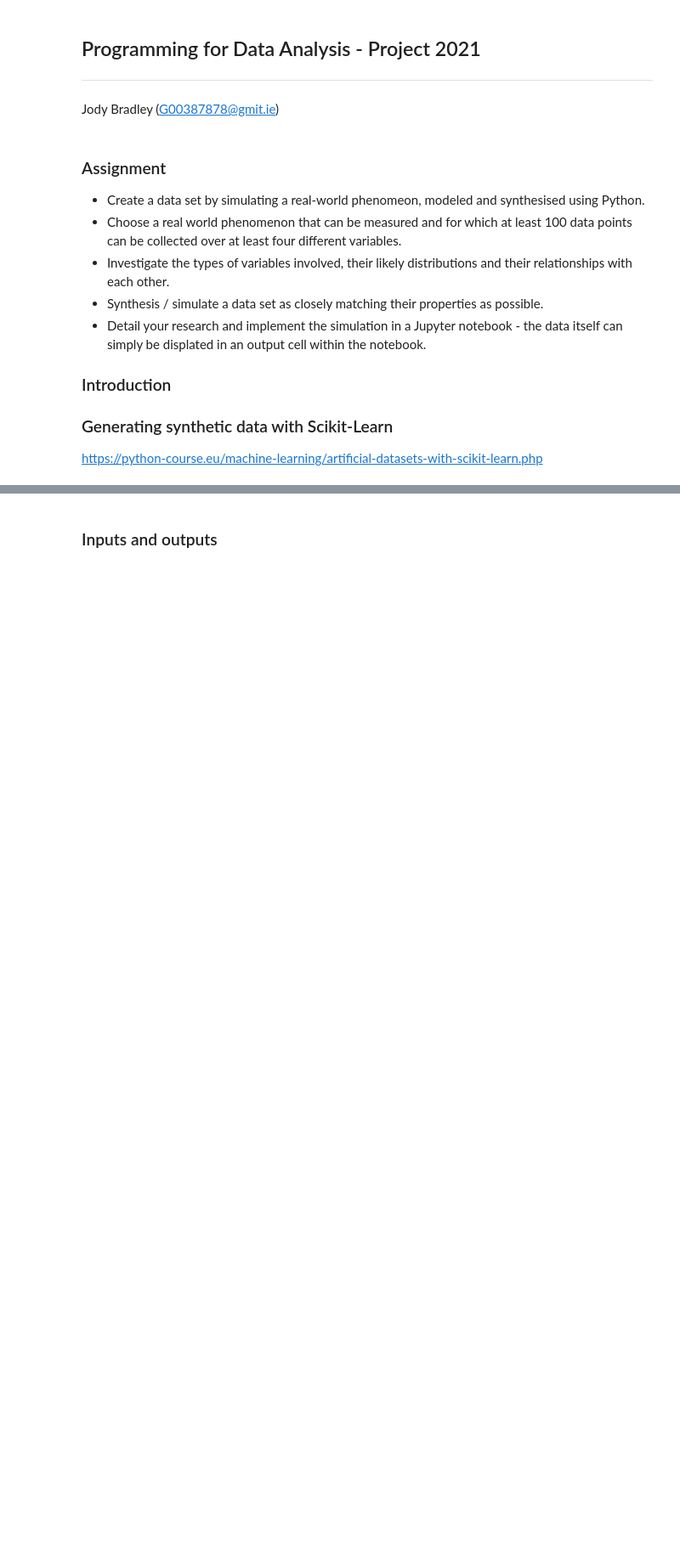
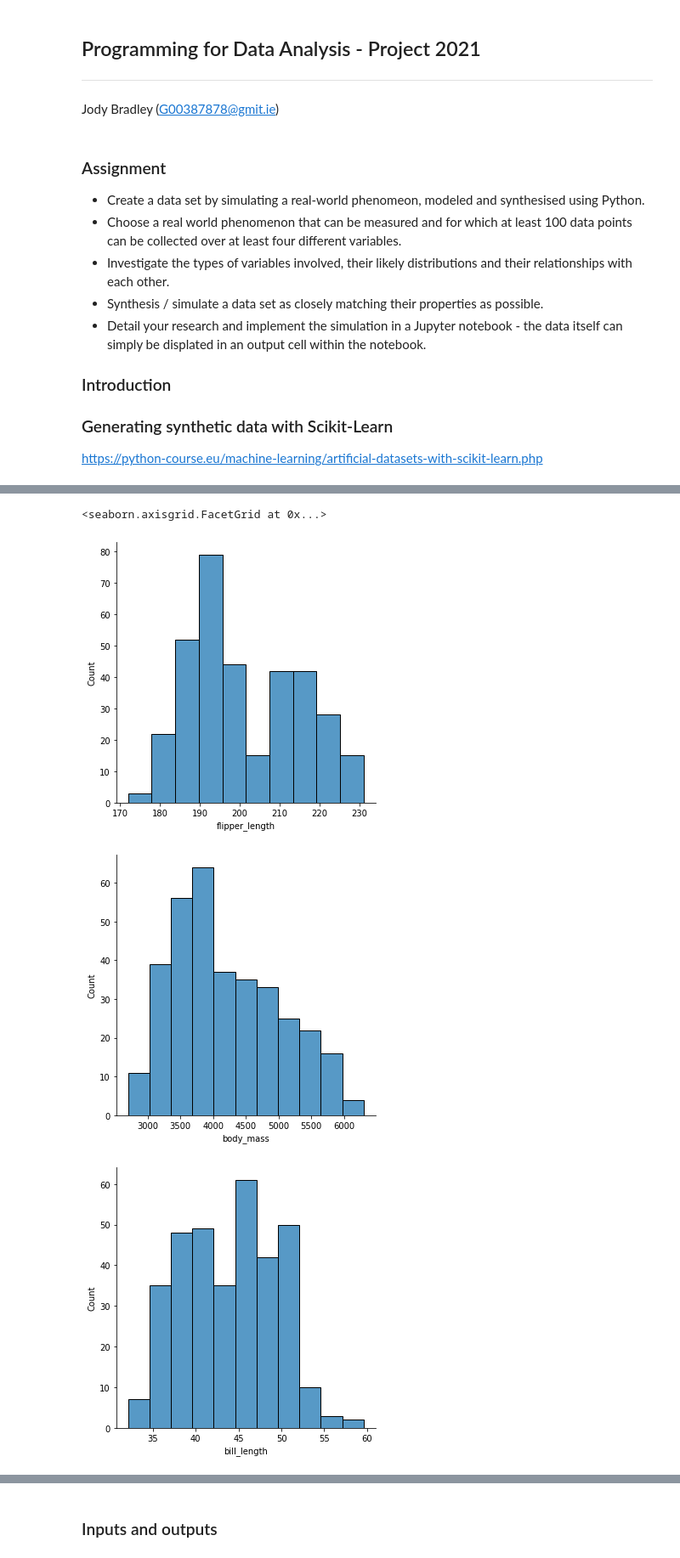
Before and after one commit to jbrad88/pda-project, a Jupyter notebook: pda-project.ipynb, the cells around one changed output, grey strips where cells are left out. Shown at 85% size. Saved outputs shown, nothing was run; the diff lists cells and outputs as text; code cells hidden in the pictures; blank space fills up the shorter version.

```diff
--- a/pda-project.ipynb
+++ b/pda-project.ipynb
@@ -64,0 +85,10 @@ sns.pairplot(df, hue='species')
+# %%
+sns.displot(df, x="flipper_length")
+sns.displot(df, x="body_mass")
+sns.displot(df, x="bill_length")
+sns.displot(df, x="bill_depth")
+# %% [output]
+<seaborn.axisgrid.FacetGrid at 0x...>
+[figure, added]
+[figure, added]
+[figure, added]
```
Also changed, not shown: parts of 22 cells of this notebook, 1 other file.
